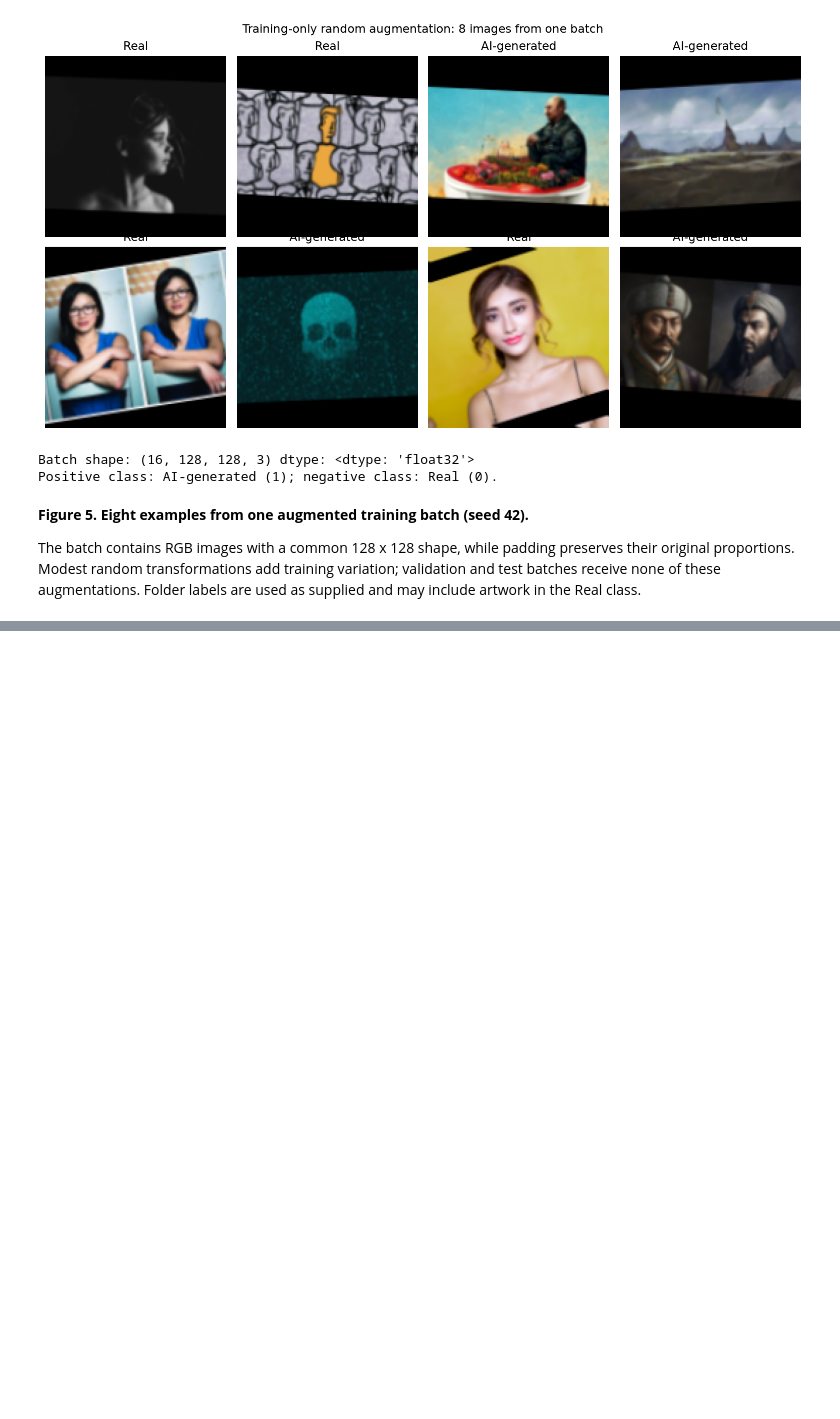
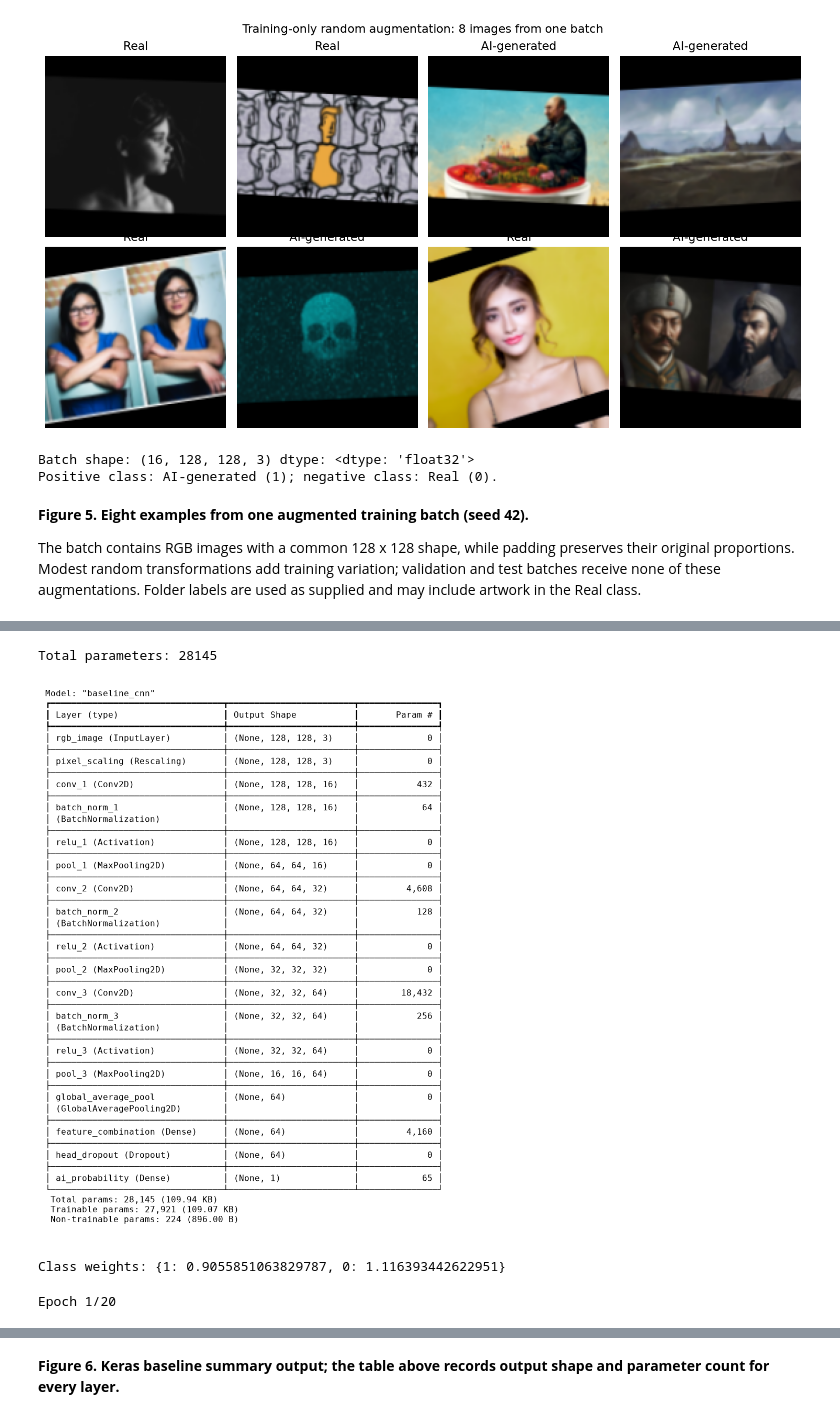
Before and after one commit to mamoon-17/VisionGuard-A2, a Jupyter notebook: l236050.ipynb, the cells around one changed output, grey strips where cells are left out. Drawn from its saved outputs; the diff is of its cells as text; code cells hidden in the pictures; blank space fills up the shorter version.

Commit message:
Complete Task 2.2 custom baseline CNN and training evidence

```diff
--- a/l236050.ipynb
+++ b/l236050.ipynb
@@ -378,0 +385,62 @@ The batch contains RGB images with a common 128 x 128 shape, while padding prese
+# %%
+def compile_binary(model, learning_rate):
+    model.compile(
+        optimizer=keras.optimizers.Adam(learning_rate),
+        loss="binary_crossentropy",
+        metrics=[keras.metrics.BinaryAccuracy(name="accuracy"), keras.metrics.AUC(name="auc"),
+                 keras.metrics.Precision(name="precision"), keras.metrics.Recall(name="recall")],
+    )
+
+def build_baseline():
+    inputs = keras.Input(shape=(*IMAGE_SIZE, 3), name="rgb_image")
+    x = layers.Rescaling(1 / 255.0, name="pixel_scaling")(inputs)
+    for block, filters in enumerate([16, 32, 64], start=1):
+        x = layers.Conv2D(filters, 3, padding="same", use_bias=False, name=f"conv_{block}")(x)
+        x = layers.BatchNormalization(name=f"batch_norm_{block}")(x)
+        x = layers.Activation("relu", name=f"relu_{block}")(x)
+        x = layers.MaxPooling2D(name=f"pool_{block}")(x)
+    x = layers.GlobalAveragePooling2D(name="global_average_pool")(x)
+    x = layers.Dense(64, activation="relu", name="feature_combination")(x)
+    x = layers.Dropout(0.4, seed=SEED, name="head_dropout")(x)
+    outputs = layers.Dense(1, activation="sigmoid", name="ai_probability")(x)
+    model = keras.Model(inputs, outputs, name="baseline_cnn")
+    compile_binary(model, 1e-3)
+    return model
+
+baseline = build_baseline()
+baseline.summary()
+layer_table = pd.DataFrame([
+    {"layer": layer.name, "type": type(layer).__name__,
+     "output_shape": str(layer.output.shape), "parameters": layer.count_params()}
+    for layer in baseline.layers
+])
+display(layer_table)
+print("Total parameters:", baseline.count_params())
+
+# An image of the actual summary output is included for report evidence.
+summary_lines = []
+baseline.summary(print_fn=lambda line, **kwargs: summary_lines.append(line))
+fig, ax = plt.subplots(figsize=(12, 9))
+ax.axis("off")
+ax.text(0, 1, "\n".join(summary_lines), family="DejaVu Sans Mono", fontsize=8,
+        va="top", transform=ax.transAxes)
+show_figure(fig)
+
+def training_callbacks(name, patience=4):
+    return [
+        keras.callbacks.EarlyStopping(monitor="val_loss", patience=patience, restore_best_weights=True),
+        keras.callbacks.ModelCheckpoint(str(ARTIFACTS / f"{name}.keras"), monitor="val_loss", save_best_only=True),
+        keras.callbacks.ReduceLROnPlateau(monitor="val_loss", factor=0.5, patience=2, min_lr=1e-7),
+    ]
+
+training_labels = pd.read_csv("splits/train.csv")["label"]
+class_weight = {int(label): len(training_labels) / (2 * count)
+                for label, count in training_labels.value_counts().items()}
+print("Class weights:", class_weight)
+baseline_history = baseline.fit(train_ds, validation_data=val_ds, epochs=20,
+                               callbacks=training_callbacks("baseline_best"),
+                               class_weight=class_weight, verbose=2)
+baseline = keras.models.load_model(ARTIFACTS / "baseline_best.keras")
+pd.DataFrame(baseline_history.history).to_csv(ARTIFACTS / "baseline_history.csv", index=False)
+print("Baseline best epoch:", int(np.argmin(baseline_history.history["val_loss"])) + 1)
+# %% [output]
@@ -378,0 +481,4 @@ The batch contains RGB images with a common 128 x 128 shape, while padding prese
+Total parameters: 28145
+[figure, added]
+Class weights: {1: 0.9055851063829787, 0: 1.116393442622951}
+Epoch 1/20
@@ -378,0 +502,2 @@ The batch contains RGB images with a common 128 x 128 shape, while padding prese
+# %% [markdown]
+**Figure 6. Keras baseline summary output; the table above records output shape and parameter count for every layer.**
```
Also changed, not shown: parts of 2 cells of this notebook.
